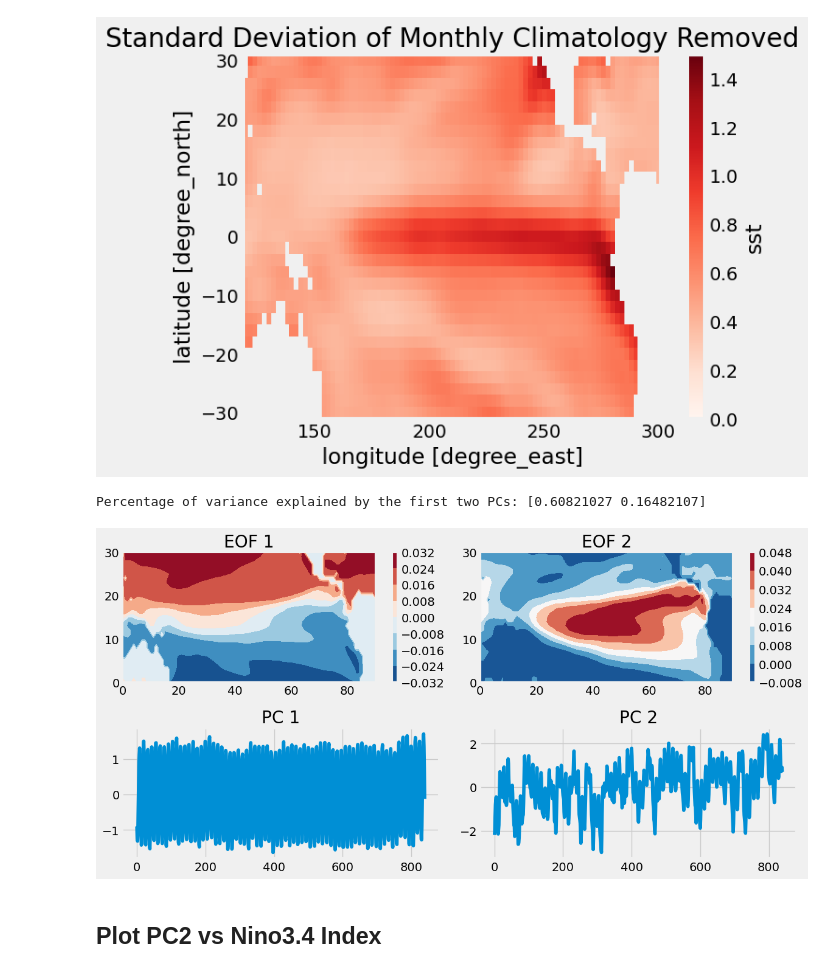
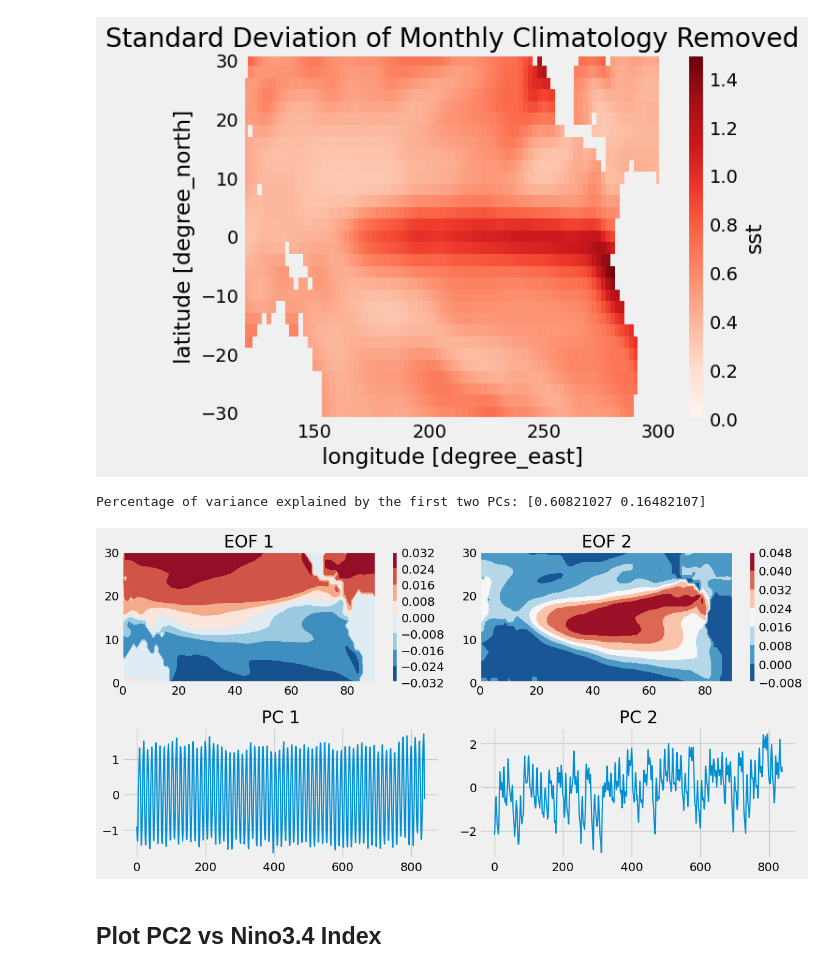
Before and after one commit to frontogenesis/metpy, a Jupyter notebook: data_science/enso_pca.ipynb, the cells around one changed output. Drawn from its saved outputs; the diff is of its cells as text; code cells hidden in the pictures.

Commit message:
Narrow plot line widths

```diff
--- a/data_science/enso_pca.ipynb
+++ b/data_science/enso_pca.ipynb
@@ -147,38 +147,38 @@ print('Percentage of variance explained by the first two PCs:', explained_varian
 pc1 = pca.transform(ssta_pac_standardized)[:, 0]
 pc2 = pca.transform(ssta_pac_standardized)[:, 1]
 
 # Standardize the PCs
 scaler_pc = StandardScaler()
 pc1 = scaler_pc.fit_transform(pc1.reshape(-1, 1)).flatten()
 pc2 = scaler_pc.fit_transform(pc2.reshape(-1, 1)).flatten()
 
 # Plot the first two EOFs
 plt.figure(figsize=(12, 6))
 
 plt.subplot(2, 2, 1)
-plt.contourf(eof1, cmap='RdBu_r',)
+plt.contourf(eof1, cmap='RdBu_r')
 plt.colorbar()
 plt.title('EOF 1')
 
 plt.subplot(2, 2, 2)
-plt.contourf(eof2, cmap='RdBu_r',)
+plt.contourf(eof2, cmap='RdBu_r')
 plt.colorbar()
 plt.title('EOF 2')
 
 # Plot the first two PCs
 plt.subplot(2, 2, 3)
-plt.plot(pc1)
+plt.plot(pc1, linewidth=1.5)
 plt.title('PC 1')
 
 plt.subplot(2, 2, 4)
-plt.plot(pc2)
+plt.plot(pc2, linewidth=1.5)
 plt.title('PC 2')
 
 plt.tight_layout()
 plt.show()
 # %% [output]
 Percentage of variance explained by the first two PCs: [0.60821027 0.16482107]
-[figure, old version]
+[figure, new version]
 # %% [markdown]
 ## Plot PC2 vs Nino3.4 Index
 # %%
```
Also changed, not shown: parts of 1 cell of this notebook.
